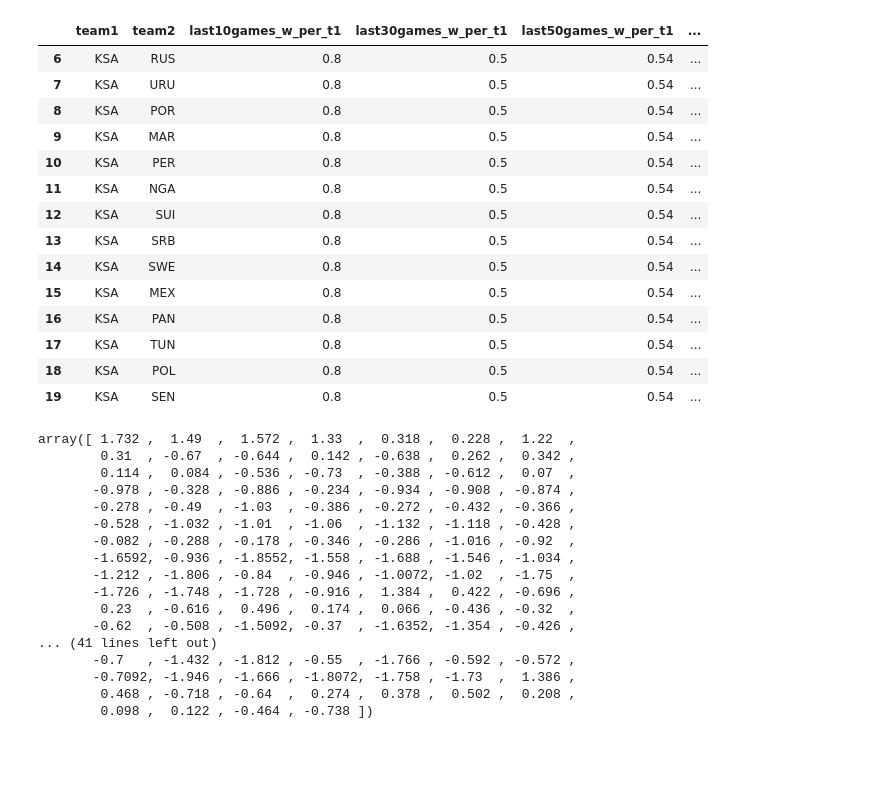
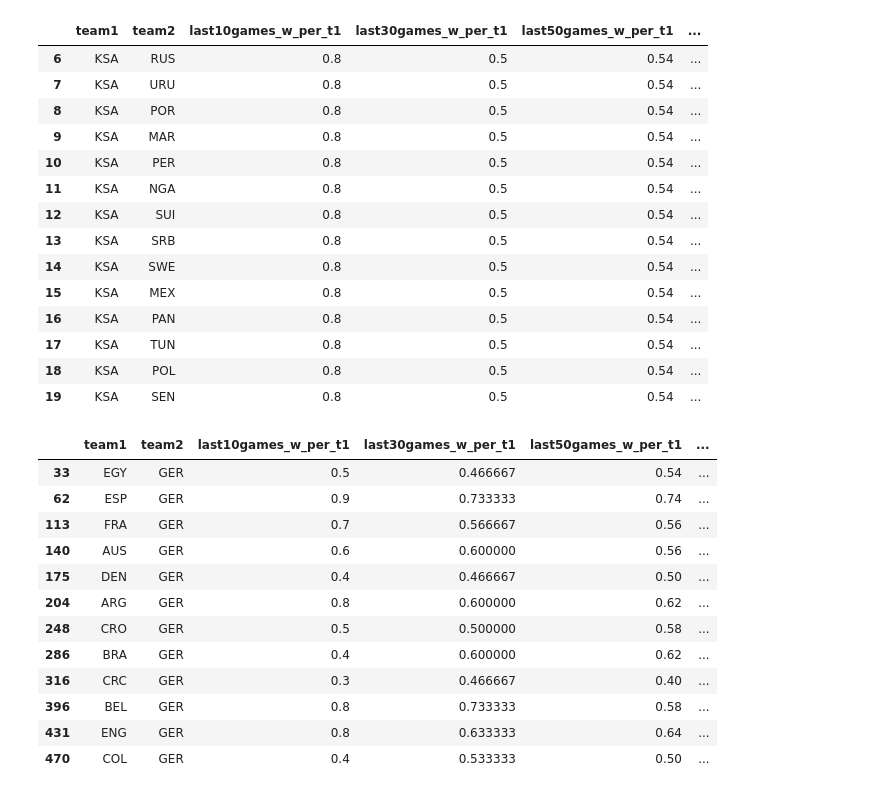
Before and after one commit to terry-li-hm/world_cup, a Jupyter notebook: sorinpeste/python.ipynb, the cells around one changed output. Cells and saved outputs as stored; diff of their text form; code cells hidden in the pictures; blank space fills up the shorter version.

```diff
--- a/sorinpeste/python.ipynb
+++ b/sorinpeste/python.ipynb
@@ -494,23 +538,19 @@ prediction[prediction.team1=='KSA']
 | 17 | KSA | TUN | 0.8 | 0.5 | 0.54 | ... |
 | 18 | KSA | POL | 0.8 | 0.5 | 0.54 | ... |
 | 19 | KSA | SEN | 0.8 | 0.5 | 0.54 | ... |
-# %%
-prediction['outcome_pred'].unique()
-# %% [output]
-array([ 1.732 ,  1.49  ,  1.572 ,  1.33  ,  0.318 ,  0.228 ,  1.22  ,
-        0.31  , -0.67  , -0.644 ,  0.142 , -0.638 ,  0.262 ,  0.342 ,
-        0.114 ,  0.084 , -0.536 , -0.73  , -0.388 , -0.612 ,  0.07  ,
-       -0.978 , -0.328 , -0.886 , -0.234 , -0.934 , -0.908 , -0.874 ,
-       -0.278 , -0.49  , -1.03  , -0.386 , -0.272 , -0.432 , -0.366 ,
-       -0.528 , -1.032 , -1.01  , -1.06  , -1.132 , -1.118 , -0.428 ,
-       -0.082 , -0.288 , -0.178 , -0.346 , -0.286 , -1.016 , -0.92  ,
-       -1.6592, -0.936 , -1.8552, -1.558 , -1.688 , -1.546 , -1.034 ,
-       -1.212 , -1.806 , -0.84  , -0.946 , -1.0072, -1.02  , -1.75  ,
-       -1.726 , -1.748 , -1.728 , -0.916 ,  1.384 ,  0.422 , -0.696 ,
-        0.23  , -0.616 ,  0.496 ,  0.174 ,  0.066 , -0.436 , -0.32  ,
-       -0.62  , -0.508 , -1.5092, -0.37  , -1.6352, -1.354 , -0.426 ,
-... (41 lines left out)
-       -0.7   , -1.432 , -1.812 , -0.55  , -1.766 , -0.592 , -0.572 ,
-       -0.7092, -1.946 , -1.666 , -1.8072, -1.758 , -1.73  ,  1.386 ,
-        0.468 , -0.718 , -0.64  ,  0.274 ,  0.378 ,  0.502 ,  0.208 ,
-        0.098 ,  0.122 , -0.464 , -0.738 ])
+# %%
+prediction[prediction['team2']=='GER']
+# %% [output]
+|  | team1 | team2 | last10games_w_per_t1 | last30games_w_per_t1 | last50games_w_per_t1 | ... |
+| 33 | EGY | GER | 0.5 | 0.466667 | 0.54 | ... |
+| 62 | ESP | GER | 0.9 | 0.733333 | 0.74 | ... |
+| 113 | FRA | GER | 0.7 | 0.566667 | 0.56 | ... |
+| 140 | AUS | GER | 0.6 | 0.600000 | 0.56 | ... |
+| 175 | DEN | GER | 0.4 | 0.466667 | 0.50 | ... |
+| 204 | ARG | GER | 0.8 | 0.600000 | 0.62 | ... |
+| 248 | CRO | GER | 0.5 | 0.500000 | 0.58 | ... |
+| 286 | BRA | GER | 0.4 | 0.600000 | 0.62 | ... |
+| 316 | CRC | GER | 0.3 | 0.466667 | 0.40 | ... |
+| 396 | BEL | GER | 0.8 | 0.733333 | 0.58 | ... |
+| 431 | ENG | GER | 0.8 | 0.633333 | 0.64 | ... |
+| 470 | COL | GER | 0.4 | 0.533333 | 0.50 | ... |
```
Also changed, not shown: parts of 20 cells of this notebook, 3 other files.
